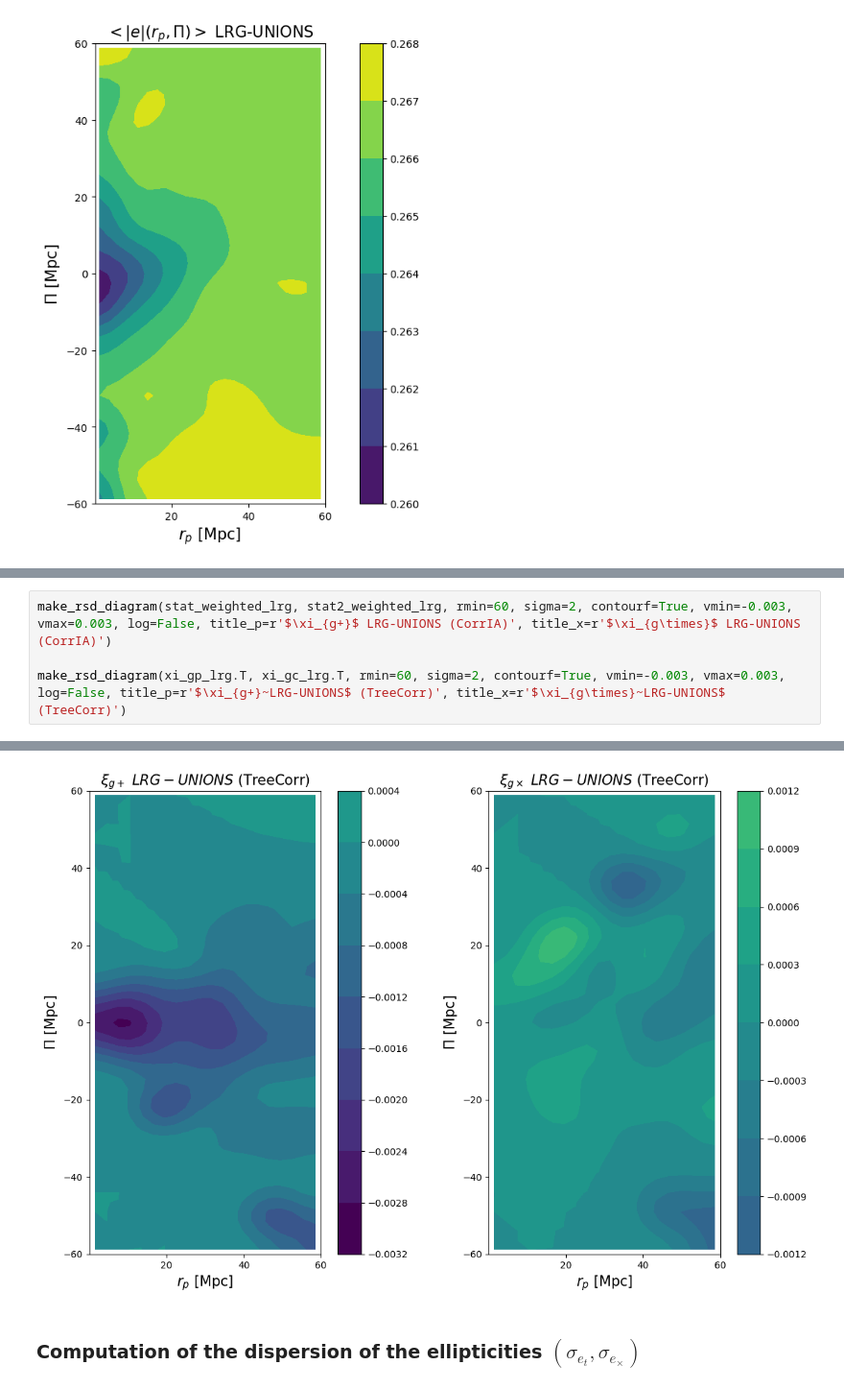
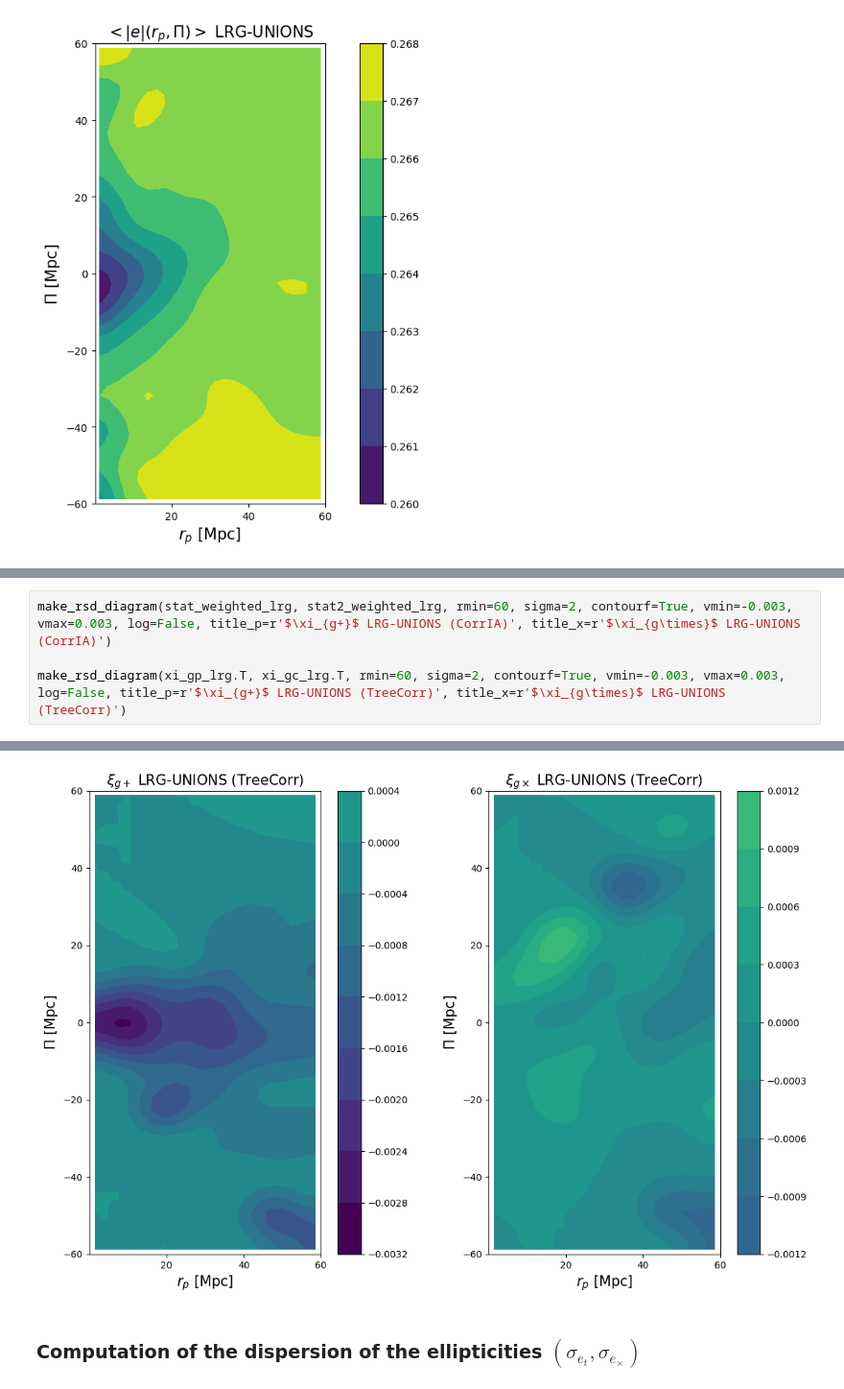
Before and after one commit to antonincorinaldi/3D_intrinsic_alignment, a Jupyter notebook: notebooks/intrinsic_alignment/corrIA.ipynb, the cells around one changed output, grey strips where cells are left out. Shown at 96% size. Saved outputs shown, nothing was run; the diff lists cells and outputs as text.

```diff
--- a/notebooks/intrinsic_alignment/corrIA.ipynb
+++ b/notebooks/intrinsic_alignment/corrIA.ipynb
@@ -573,10 +576,10 @@ xi_gp_lrg=np.array(xi_gp) ; xi_gc_lrg=np.array(xi_gc) ; var = np.array(var) ; r_
 # %%
 make_rsd_diagram(stat_weighted_lrg, stat2_weighted_lrg, rmin=60, sigma=2, contourf=True, vmin=-0.003, vmax=0.003, log=False, title_p=r'$\xi_{g+}$ LRG-UNIONS (CorrIA)', title_x=r'$\xi_{g\times}$ LRG-UNIONS (CorrIA)')
 
-make_rsd_diagram(xi_gp_lrg.T, xi_gc_lrg.T, rmin=60, sigma=2, contourf=True, vmin=-0.003, vmax=0.003, log=False, title_p=r'$\xi_{g+}~LRG-UNIONS$ (TreeCorr)', title_x=r'$\xi_{g\times}~LRG-UNIONS$ (TreeCorr)')
+make_rsd_diagram(xi_gp_lrg.T, xi_gc_lrg.T, rmin=60, sigma=2, contourf=True, vmin=-0.003, vmax=0.003, log=False, title_p=r'$\xi_{g+}$ LRG-UNIONS (TreeCorr)', title_x=r'$\xi_{g\times}$ LRG-UNIONS (TreeCorr)')
 # %% [output]
 [figure]
-[figure, old version]
+[figure, new version]
 # %% [markdown]
 ### Computation of the dispersion of the ellipticities $(\sigma_{e_t},\sigma_{e_\times})$
 # %%
```
Also changed, not shown: parts of 7 cells of this notebook.
